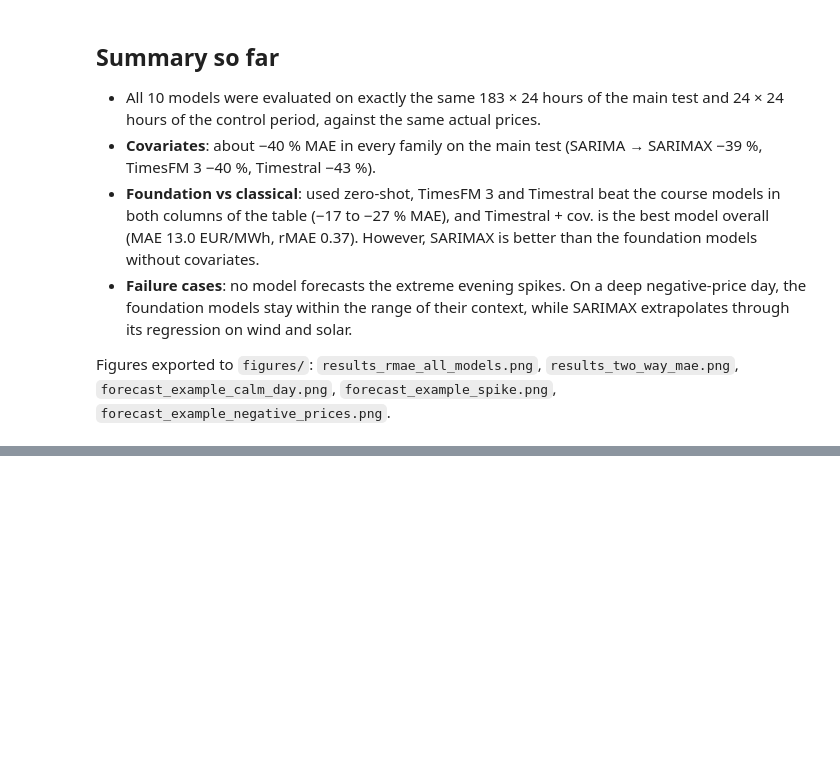
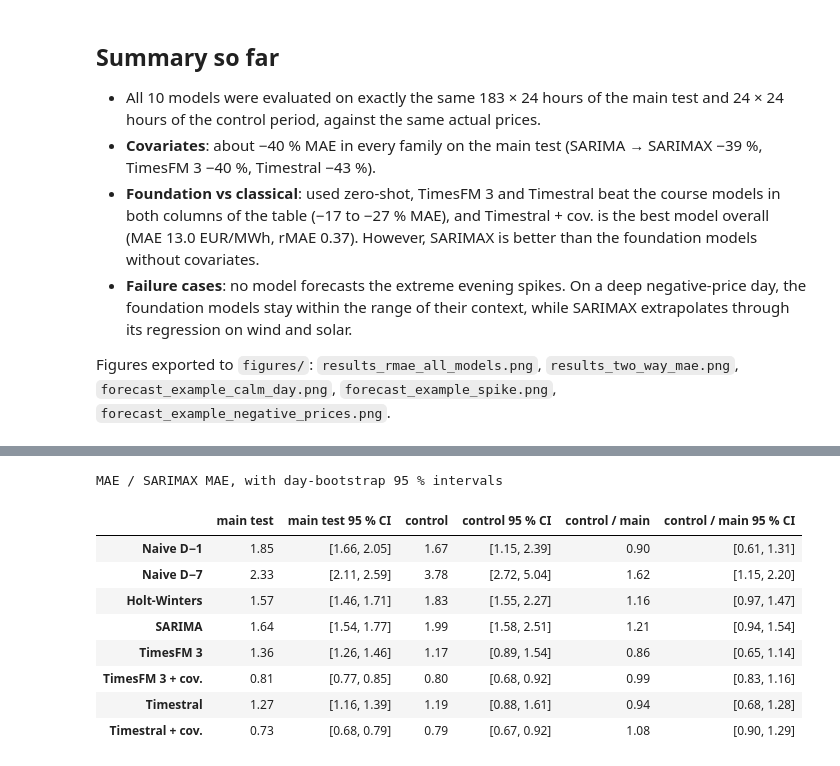
Before and after one commit to aladinsn/electricity-price-forecasting, a Jupyter notebook: notebooks/06_results.ipynb, the cells around one changed output, grey strips where cells are left out. Saved outputs shown, nothing was run; the diff lists cells and outputs as text; code cells hidden in the pictures; blank space fills up the shorter version.

```diff
--- a/notebooks/06_results.ipynb
+++ b/notebooks/06_results.ipynb
@@ -430,0 +511,46 @@ Figures exported to `figures/`: `results_rmae_all_models.png`, `results_two_way_
+# %%
+N_BOOT = 2000
+rng = np.random.default_rng(cfg.SEED)
+
+
+def daily_mae(period: str, name: str) -> np.ndarray:
+    return abs_errors(period, name).groupby(level=0).mean().to_numpy()
+
+
+def bootstrap_ratio(period: str, name: str, ref: str) -> np.ndarray:
+    """MAE(name) / MAE(ref) on N_BOOT resamples of the days of the period, paired (same days for both)."""
+    a, b = daily_mae(period, name), daily_mae(period, ref)
+    idx = rng.integers(0, len(a), size=(N_BOOT, len(a)))
+    return a[idx].mean(axis=1) / b[idx].mean(axis=1)
+
+
+def ci(x: np.ndarray) -> np.ndarray:
+    return np.quantile(x, [0.025, 0.975])
+
+
+boot_models = [n for n in MODELS if n not in ("naive_ref", "sarimax")]
+boot_draws = {name: {p: bootstrap_ratio(p, name, "sarimax") for p in PERIODS} for name in boot_models}
+boot_table = pd.DataFrame({
+    LABELS[name]: {
+        "main test": contamination.loc[LABELS[name], ("MAE / SARIMAX", "main test")],
+        "main test 95 % CI": "[{:.2f}, {:.2f}]".format(*ci(d["main test"])),
+        "control": contamination.loc[LABELS[name], ("MAE / SARIMAX", "control")],
+        "control 95 % CI": "[{:.2f}, {:.2f}]".format(*ci(d["control"])),
+        "control / main": contamination.loc[LABELS[name], ("MAE / SARIMAX", "control / main")],
+        "control / main 95 % CI": "[{:.2f}, {:.2f}]".format(*ci(d["control"] / d["main test"])),
+    }
+    for name, d in boot_draws.items()
+}).T
+boot_table.style.format("{:.2f}", subset=["main test", "control", "control / main"]).set_caption(
+    "MAE / SARIMAX MAE, with day-bootstrap 95 % intervals")
+# %% [output]
+MAE / SARIMAX MAE, with day-bootstrap 95 % intervals
+|  | main test | main test 95 % CI | control | control 95 % CI | control / main | control / main 95 % CI |
+| Naive D−1 | 1.85 | [1.66, 2.05] | 1.67 | [1.15, 2.39] | 0.90 | [0.61, 1.31] |
+| Naive D−7 | 2.33 | [2.11, 2.59] | 3.78 | [2.72, 5.04] | 1.62 | [1.15, 2.20] |
+| Holt-Winters | 1.57 | [1.46, 1.71] | 1.83 | [1.55, 2.27] | 1.16 | [0.97, 1.47] |
+| SARIMA | 1.64 | [1.54, 1.77] | 1.99 | [1.58, 2.51] | 1.21 | [0.94, 1.54] |
+| TimesFM 3 | 1.36 | [1.26, 1.46] | 1.17 | [0.89, 1.54] | 0.86 | [0.65, 1.14] |
+| TimesFM 3 + cov. | 0.81 | [0.77, 0.85] | 0.80 | [0.68, 0.92] | 0.99 | [0.83, 1.16] |
+| Timestral | 1.27 | [1.16, 1.39] | 1.19 | [0.88, 1.61] | 0.94 | [0.68, 1.28] |
+| Timestral + cov. | 0.73 | [0.68, 0.79] | 0.79 | [0.67, 0.92] | 1.08 | [0.90, 1.29] |
```
Also changed, not shown: parts of 10 cells of this notebook, 1 other file.
